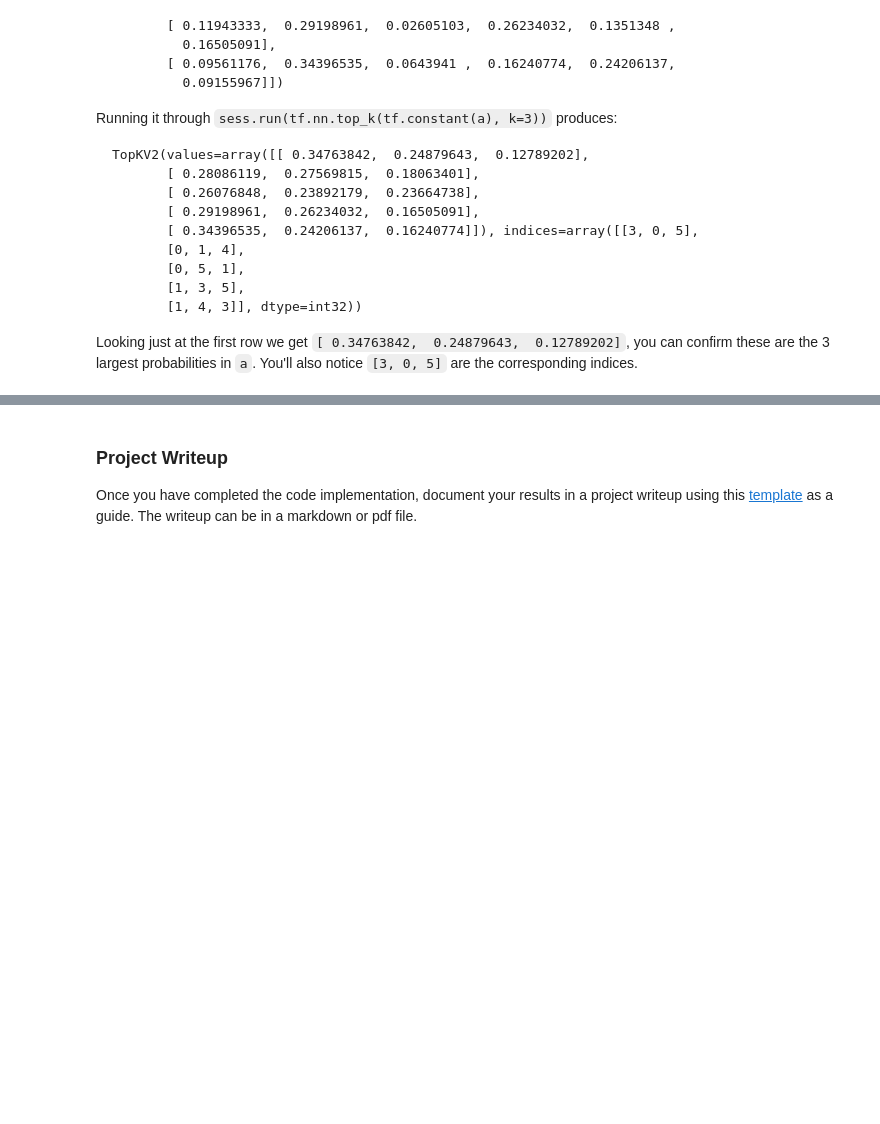
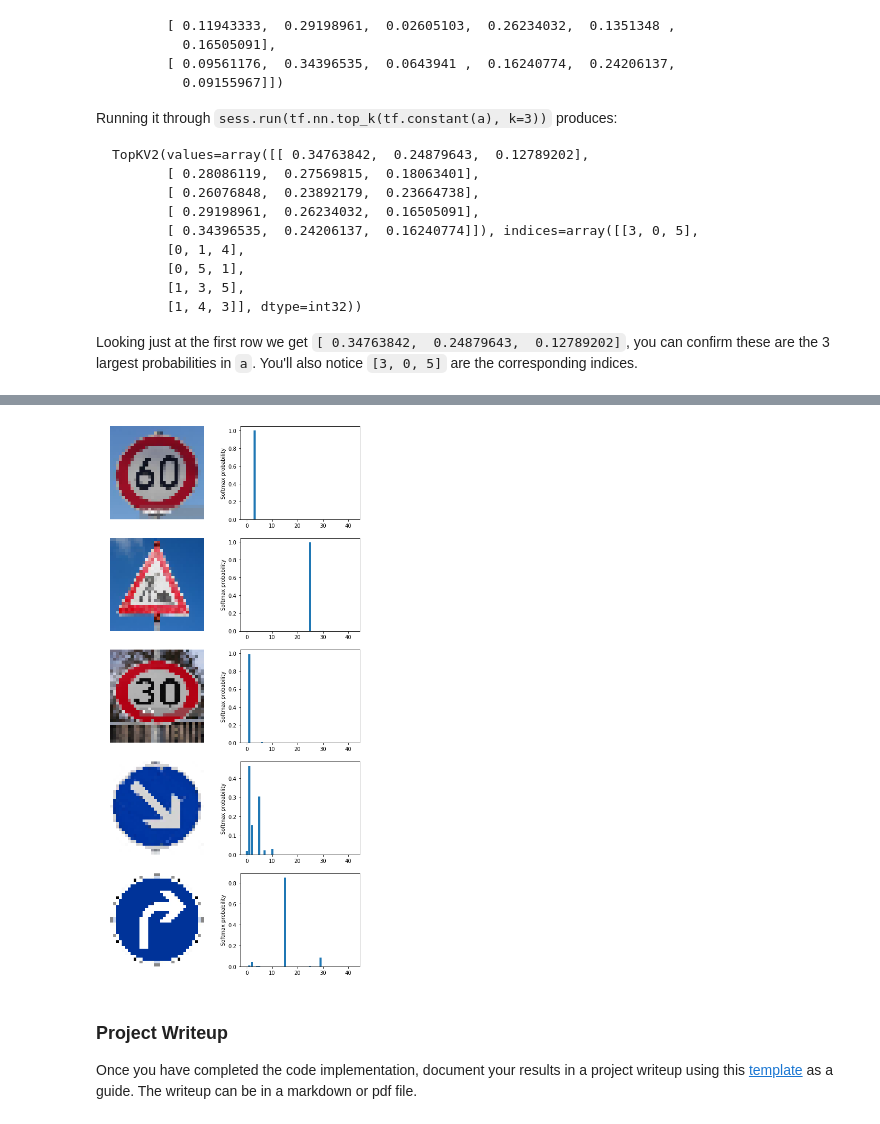
Before and after one commit to vipulbhandari82/CarND-Traffic-Sign-Classifier-Project, a Jupyter notebook: Traffic_Sign_Classifier.ipynb, the cells around one changed output, grey strips where cells are left out. Drawn from its saved outputs; the diff is of its cells as text; code cells hidden in the pictures; blank space fills up the shorter version.

```diff
--- a/Traffic_Sign_Classifier.ipynb
+++ b/Traffic_Sign_Classifier.ipynb
@@ -527,10 +534,31 @@ print(my_images.shape)
 ### Run the predictions here and use the model to output the prediction for each image.
 ### Make sure to pre-process the images with the same pre-processing pipeline used earlier.
 ### Feel free to use as many code cells as needed.
-verification = [25, 38, 1, 33, 3]
+verification = [3, 35, 1, 38, 33]
 
 my_images_new = np.array([pre_process_image(my_images[i])for i in range(len(my_images))], dtype=np.float32)
 
 #Normalization
 my_images_new = np.array(my_images_new/255.0 - 0.5)
+cp = tf.argmax(logits, 1)
+correct_prediction = tf.equal(tf.argmax(logits, 1), tf.argmax(one_hot_y, 1))
+accuracy_operation = tf.reduce_mean(tf.cast(correct_prediction, tf.float32))
+total_prediction = []
+
+def evaluate_result(X_data, y_data):
+    num_examples = len(X_data)
+    total_accuracy = 0
+    sess = tf.get_default_session()
+    for offset in range(0, num_examples, BATCH_SIZE):
+        batch_x, batch_y = X_data[offset:offset+BATCH_SIZE], y_data[offset:offset+BATCH_SIZE]
+        prediction = sess.run(cp, feed_dict={x: batch_x, y: batch_y, keep_prob: 1.0})
+        total_prediction.append(prediction)
+    return total_prediction
+
+with tf.Session() as sess:
+    sess.run(tf.global_variables_initializer())
+    saver2 = tf.train.import_meta_graph('./lenet.meta')
+    saver2.restore(sess, "./lenet")
+    test_accuracy = evaluate_result(my_images_new, verification)
+    print("Test Set Accuracy ", test_accuracy)
 # %% [output]
@@ -592,3 +660,16 @@ Looking just at the first row we get `[ 0.34763842,  0.24879643,  0.12789202]`,
+# %%
+fig, axs = plt.subplots(5,2, figsize=(9, 19))
+axs = axs.ravel()
+
+for i in range(len(my_softmax_logits)*2):
+    if i%2 == 0:
+        axs[i].axis('off')
+        axs[i].imshow(cv2.cvtColor(my_images[i//2], cv2.COLOR_BGR2RGB))
+    else:
+        axs[i].bar(np.arange(n_classes), my_softmax_logits[(i-1)//2])
+        axs[i].set_ylabel('Softmax probability')
+# %% [output]
+[figure, added]
 # %% [markdown]
 ### Project Writeup
 
```
Also changed, not shown: parts of 18 cells of this notebook, 4 other files.
